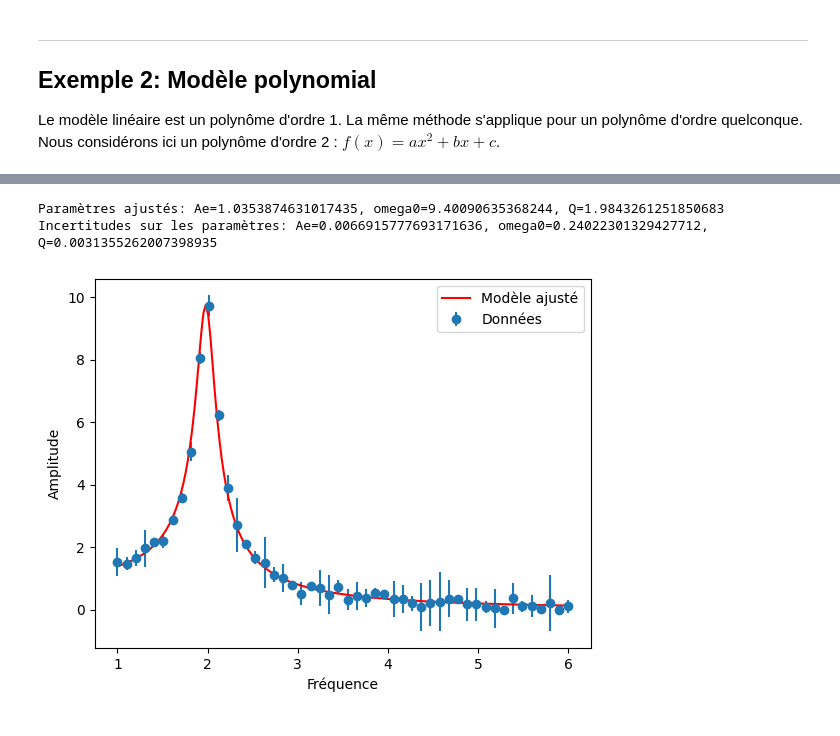
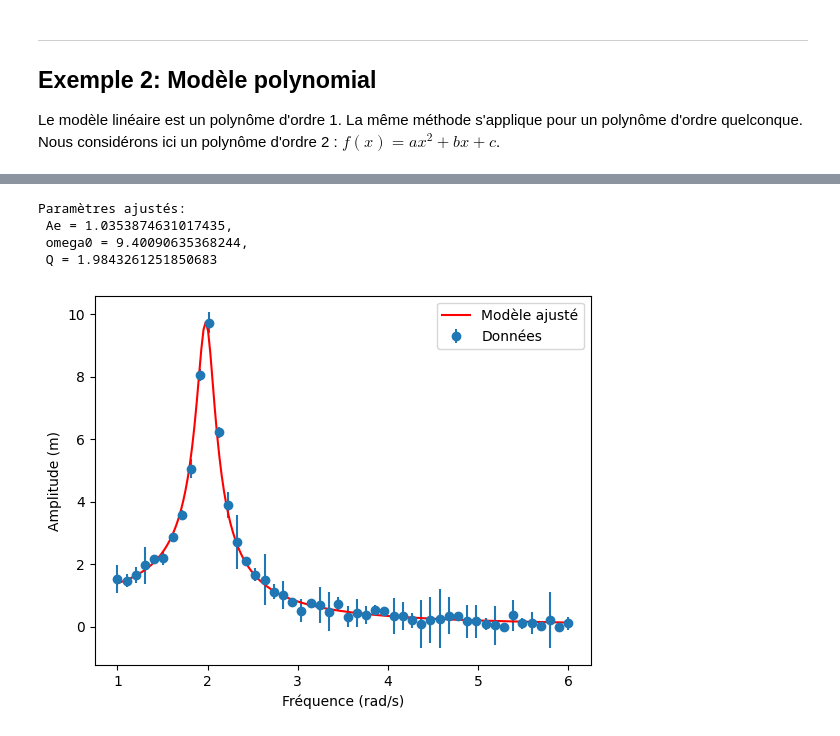
Before and after one commit to benjamingosselincliche/sciencesdelanature-garneau-catalogue-jupyter, a Jupyter notebook: notebooks/modeles_et_donnees_sckitlearn.ipynb, the cells around one changed output, grey strips where cells are left out. Cells and saved outputs as stored; diff of their text form; code cells hidden in the pictures.

```diff
--- a/notebooks/modeles_et_donnees_sckitlearn.ipynb
+++ b/notebooks/modeles_et_donnees_sckitlearn.ipynb
@@ -268,45 +311,47 @@ def Afct(omega, Ae, Q, omega0):
     Ae : amplitude de l'oscillateur non forcé
     Q : facteur de qualité
     omega0 : fréquence propre
-    omega : fréquence du forçage
+    omega : fréquence d'entretien
     """
     return Ae * (omega0 / omega) / (np.sqrt((omega0 / omega - omega / omega0)**2 + 1 / Q**2))
 
 # Générer des données factices pour l'amplitude en fonction de la fréquence
 np.random.seed(0)
 omega_data = np.linspace(1, 6, 50)
 Ae_true = 1.0
 omega0_true = 2.0
 Q_true = 10
 amplitude_data = Afct(omega_data, Ae_true, Q_true, omega0_true) + np.random.normal(scale=0.1, size=omega_data.size)
 
 # Ajouter des incertitudes sur les données d'amplitude
 uncertainty_amplitude = np.abs(np.random.normal(scale=.5, size=omega_data.size))
 
 # Réaliser l'ajustement de courbe
 popt, pcov = curve_fit(Afct, omega_data, amplitude_data, sigma=uncertainty_amplitude, absolute_sigma=True, p0=[Ae_true, Q_true, omega0_true])
 
 # Paramètres ajustés
 Ae_fit, omega0_fit, Q_fit = popt
 
 # Incertitudes sur les paramètres
-Ae_uncertainty, omega0_uncertainty, Q_uncertainty = np.sqrt(np.diag(pcov))
+# Ae_uncertainty, omega0_uncertainty, Q_uncertainty = ...
 
 # Affichage des résultats
-print(f"Paramètres ajustés: Ae={Ae_fit}, omega0={omega0_fit}, Q={Q_fit}")
-print(f"Incertitudes sur les paramètres: Ae={Ae_uncertainty}, omega0={omega0_uncertainty}, Q={Q_uncertainty}")
+print(f"Paramètres ajustés:\n Ae = {Ae_fit},\n omega0 = {omega0_fit},\n Q = {Q_fit}")
+# print(f"Incertitudes sur les paramètres: Ae={Ae_uncertainty}, omega0={omega0_uncertainty}, Q={Q_uncertainty}")
 
 
 omega_data_fit = np.linspace(1, 6, 200)
 
 # Visualisation des données et de l'ajustement
 plt.errorbar(omega_data, amplitude_data, yerr=uncertainty_amplitude, fmt='o', label='Données')
 plt.plot(omega_data_fit, Afct(omega_data_fit, *popt), 'r-', label='Modèle ajusté')
-plt.xlabel('Fréquence')
-plt.ylabel('Amplitude')
+plt.xlabel('Fréquence (rad/s)')
+plt.ylabel('Amplitude (m)')
 plt.legend()
 plt.show()
 # %% [output]
-Paramètres ajustés: Ae=1.0353874631017435, omega0=9.40090635368244, Q=1.9843261251850683
-Incertitudes sur les paramètres: Ae=0.0066915777693171636, omega0=0.24022301329427712, Q=0.0031355262007398935
+Paramètres ajustés:
+ Ae = 1.0353874631017435,
+ omega0 = 9.40090635368244,
+ Q = 1.9843261251850683
-[figure, old version]
+[figure, new version]
```
Also changed, not shown: parts of 12 cells of this notebook.
